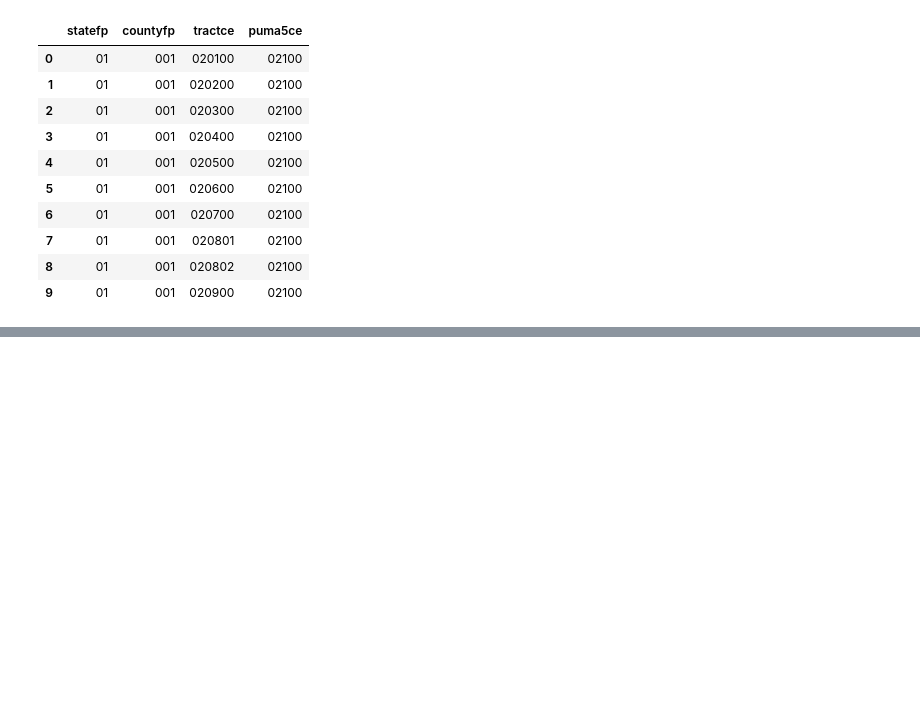
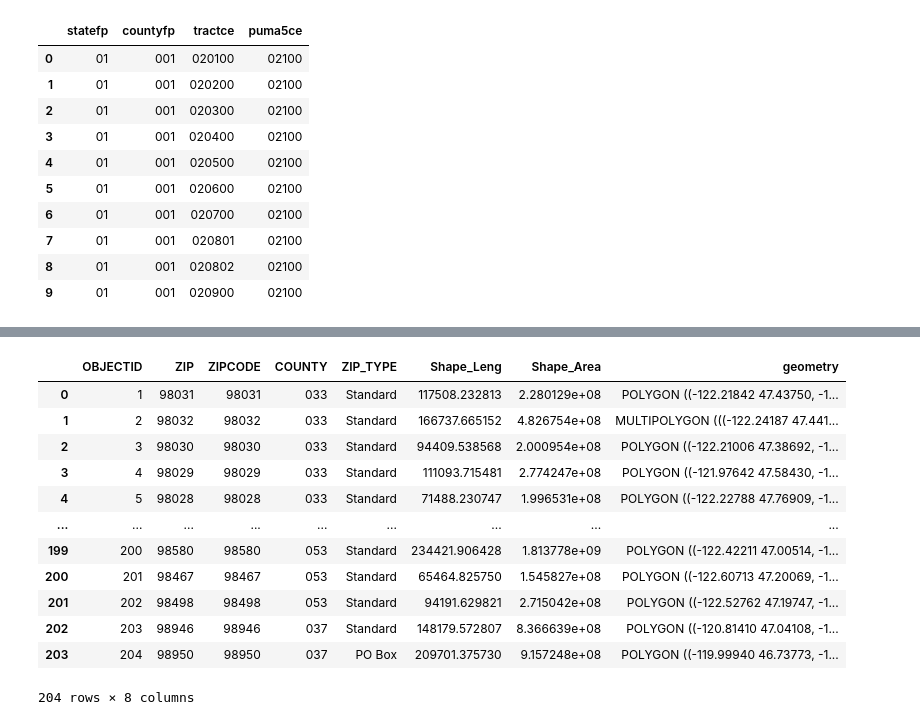
Before and after one commit to JJHick95/phase-1-project-west-ds-082420, a Jupyter notebook: notebooks/exploratory/01_jjh_download_and_data_exploration.ipynb, the cells around one changed output, grey strips where cells are left out. Cells and saved outputs as stored; diff of their text form; code cells hidden in the pictures; blank space fills up the shorter version.

```diff
--- a/notebooks/exploratory/01_jjh_download_and_data_exploration.ipynb
+++ b/notebooks/exploratory/01_jjh_download_and_data_exploration.ipynb
@@ -121,0 +121,16 @@ DriverError: tl_2017_53033_roads.shp: No such file or directory
+# %%
+king_county
+# %% [output]
+|  | OBJECTID | ZIP | ZIPCODE | COUNTY | ZIP_TYPE | Shape_Leng | Shape_Area | geometry |
+| 0 | 1 | 98031 | 98031 | 033 | Standard | 117508.232813 | 2.280129e+08 | POLYGON ((-122.21842 47.43750, -1... |
+| 1 | 2 | 98032 | 98032 | 033 | Standard | 166737.665152 | 4.826754e+08 | MULTIPOLYGON (((-122.24187 47.441... |
+| 2 | 3 | 98030 | 98030 | 033 | Standard | 94409.538568 | 2.000954e+08 | POLYGON ((-122.21006 47.38692, -1... |
+| 3 | 4 | 98029 | 98029 | 033 | Standard | 111093.715481 | 2.774247e+08 | POLYGON ((-121.97642 47.58430, -1... |
+| 4 | 5 | 98028 | 98028 | 033 | Standard | 71488.230747 | 1.996531e+08 | POLYGON ((-122.22788 47.76909, -1... |
+| ... | ... | ... | ... | ... | ... | ... | ... | ... |
+| 199 | 200 | 98580 | 98580 | 053 | Standard | 234421.906428 | 1.813778e+09 | POLYGON ((-122.42211 47.00514, -1... |
+| 200 | 201 | 98467 | 98467 | 053 | Standard | 65464.825750 | 1.545827e+08 | POLYGON ((-122.60713 47.20069, -1... |
+| 201 | 202 | 98498 | 98498 | 053 | Standard | 94191.629821 | 2.715042e+08 | POLYGON ((-122.52762 47.19747, -1... |
+| 202 | 203 | 98946 | 98946 | 037 | Standard | 148179.572807 | 8.366639e+08 | POLYGON ((-120.81410 47.04108, -1... |
+| 203 | 204 | 98950 | 98950 | 037 | PO Box | 209701.375730 | 9.157248e+08 | POLYGON ((-119.99940 46.73773, -1... |
+204 rows × 8 columns
```
Also changed, not shown: parts of 15 cells of this notebook, 1 other file.
